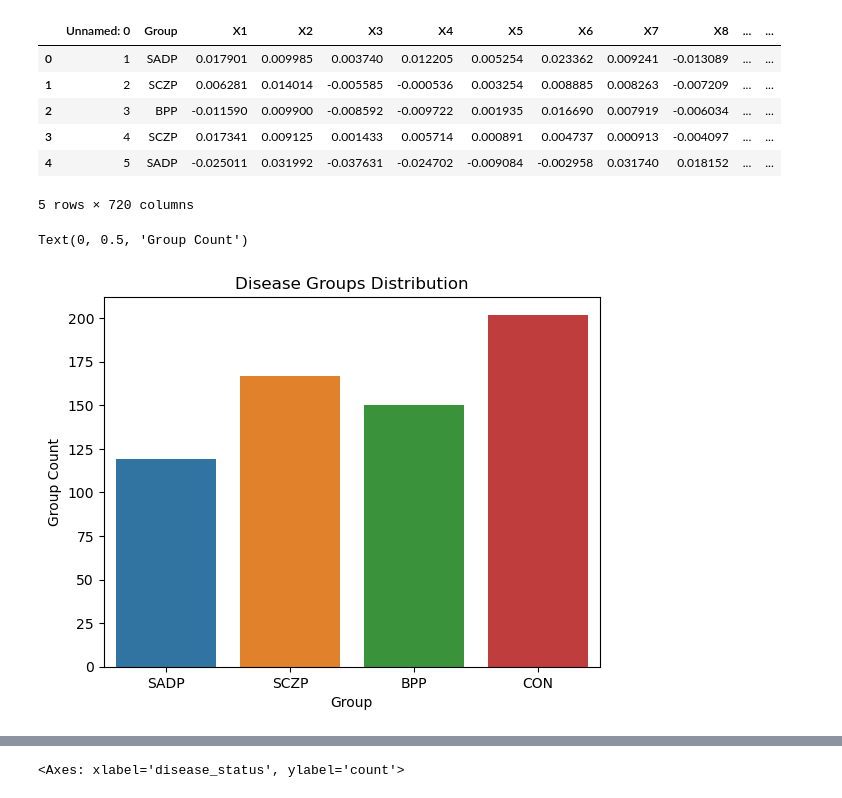
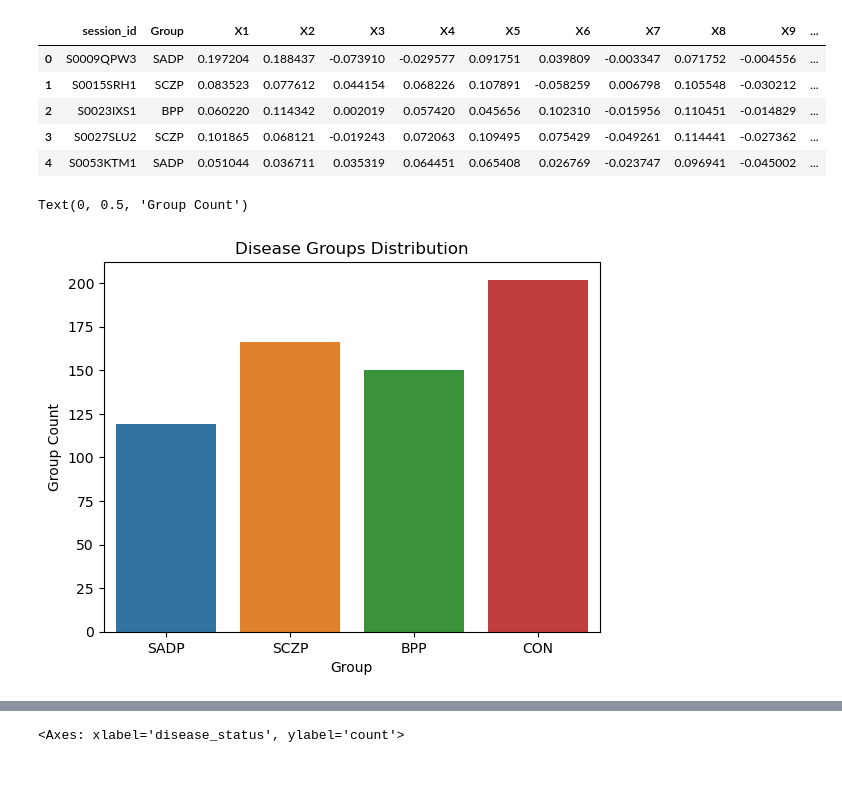
Before and after one commit to jacomof/classifying_psychiatric_disorders, a Jupyter notebook: src/MLP_disease_status.ipynb, the cells around one changed output, grey strips where cells are left out. Drawn from its saved outputs; the diff is of its cells as text; code cells hidden in the pictures.

```diff
--- a/src/MLP_disease_status.ipynb
+++ b/src/MLP_disease_status.ipynb
@@ -11,23 +12,28 @@ import IPython.display as disp
 # %%
 # Loading data
 
-data = pd.read_csv('../../data/BSNIP_data/BSNIP_data/neural/neural_parcellated_gbc.csv')
+# Parcellated gbc with 718 features
+#data = pd.read_csv('../../data/BSNIP_data/BSNIP_data/neural/neural_parcellated_gbc.csv')
 
+# Parcellated gbc with 12 features (old)
+#data = pd.read_csv('../../data/processed/pscalar/cole_anticevic_pscalar.csv')
+
+# Parcellated gbc with 12 features (new)
+data = pd.read_csv('../../data/processed/pscalar/BSNIP_cole_anticevic_2_pscalar.csv')
 
 disp.display(data.head())
 
 # Evaluating data imbalance
 
 ax = sns.countplot(data, x='Group')
 ax.set_title('Disease Groups Distribution')
 ax.set_ylabel('Group Count')
 # %% [output]
-|  | Unnamed: 0 | Group | X1 | X2 | X3 | X4 | X5 | X6 | X7 | X8 | ... | ... |
-| 0 | 1 | SADP | 0.017901 | 0.009985 | 0.003740 | 0.012205 | 0.005254 | 0.023362 | 0.009241 | -0.013089 | ... | ... |
-| 1 | 2 | SCZP | 0.006281 | 0.014014 | -0.005585 | -0.000536 | 0.003254 | 0.008885 | 0.008263 | -0.007209 | ... | ... |
-| 2 | 3 | BPP | -0.011590 | 0.009900 | -0.008592 | -0.009722 | 0.001935 | 0.016690 | 0.007919 | -0.006034 | ... | ... |
-| 3 | 4 | SCZP | 0.017341 | 0.009125 | 0.001433 | 0.005714 | 0.000891 | 0.004737 | 0.000913 | -0.004097 | ... | ... |
-| 4 | 5 | SADP | -0.025011 | 0.031992 | -0.037631 | -0.024702 | -0.009084 | -0.002958 | 0.031740 | 0.018152 | ... | ... |
+|  | session_id | Group | X1 | X2 | X3 | X4 | X5 | X6 | X7 | X8 | X9 | ... |
+| 0 | S0009QPW3 | SADP | 0.197204 | 0.188437 | -0.073910 | -0.029577 | 0.091751 | 0.039809 | -0.003347 | 0.071752 | -0.004556 | ... |
+| 1 | S0015SRH1 | SCZP | 0.083523 | 0.077612 | 0.044154 | 0.068226 | 0.107891 | -0.058259 | 0.006798 | 0.105548 | -0.030212 | ... |
+| 2 | S0023IXS1 | BPP | 0.060220 | 0.114342 | 0.002019 | 0.057420 | 0.045656 | 0.102310 | -0.015956 | 0.110451 | -0.014829 | ... |
+| 3 | S0027SLU2 | SCZP | 0.101865 | 0.068121 | -0.019243 | 0.072063 | 0.109495 | 0.075429 | -0.049261 | 0.114441 | -0.027362 | ... |
+| 4 | S0053KTM1 | SADP | 0.051044 | 0.036711 | 0.035319 | 0.064451 | 0.065408 | 0.026769 | -0.023747 | 0.096941 | -0.045002 | ... |
-5 rows × 720 columns
+Text(0, 0.5, 'Group Count')
-Text(0, 0.5, 'Group Count')
 [figure]
```
Also changed, not shown: parts of 19 cells of this notebook, 3 other files.
